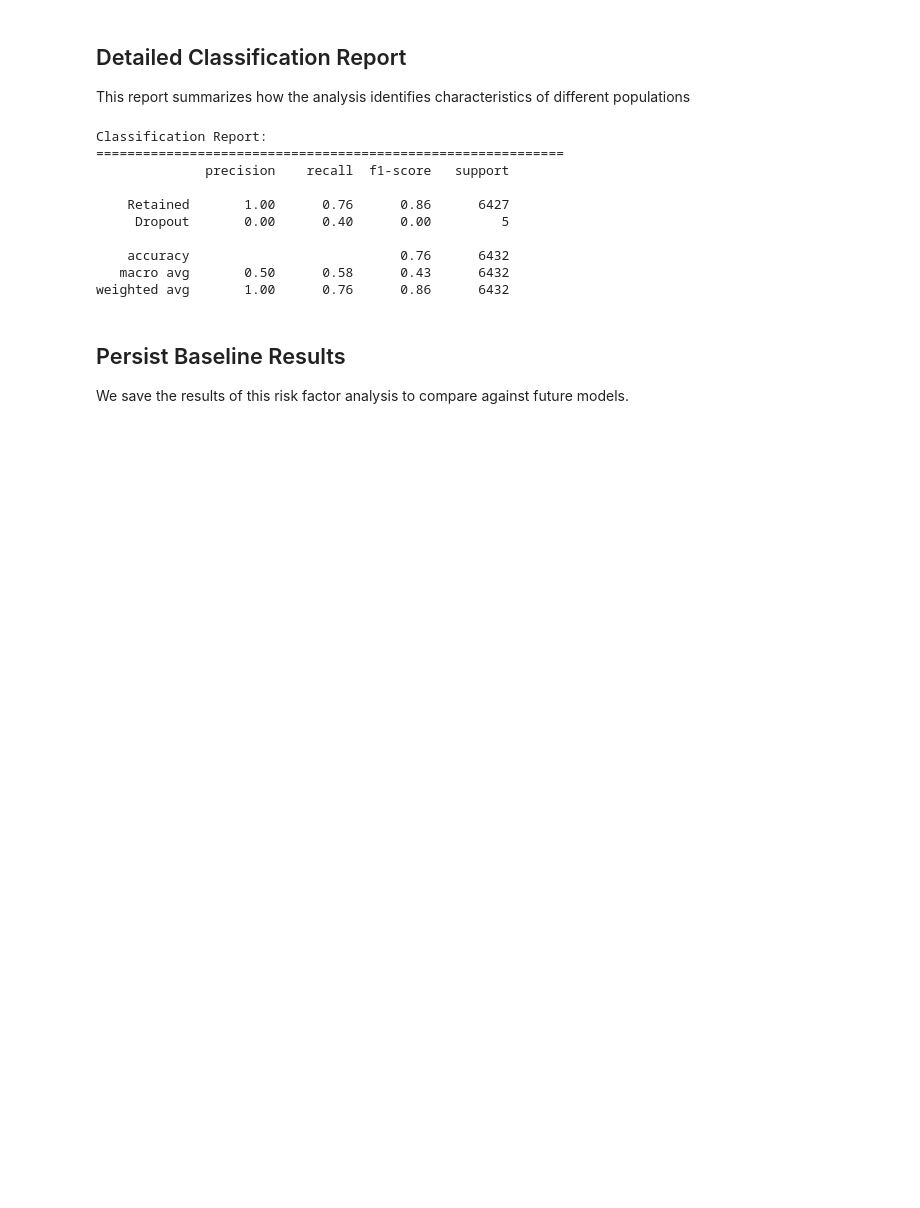
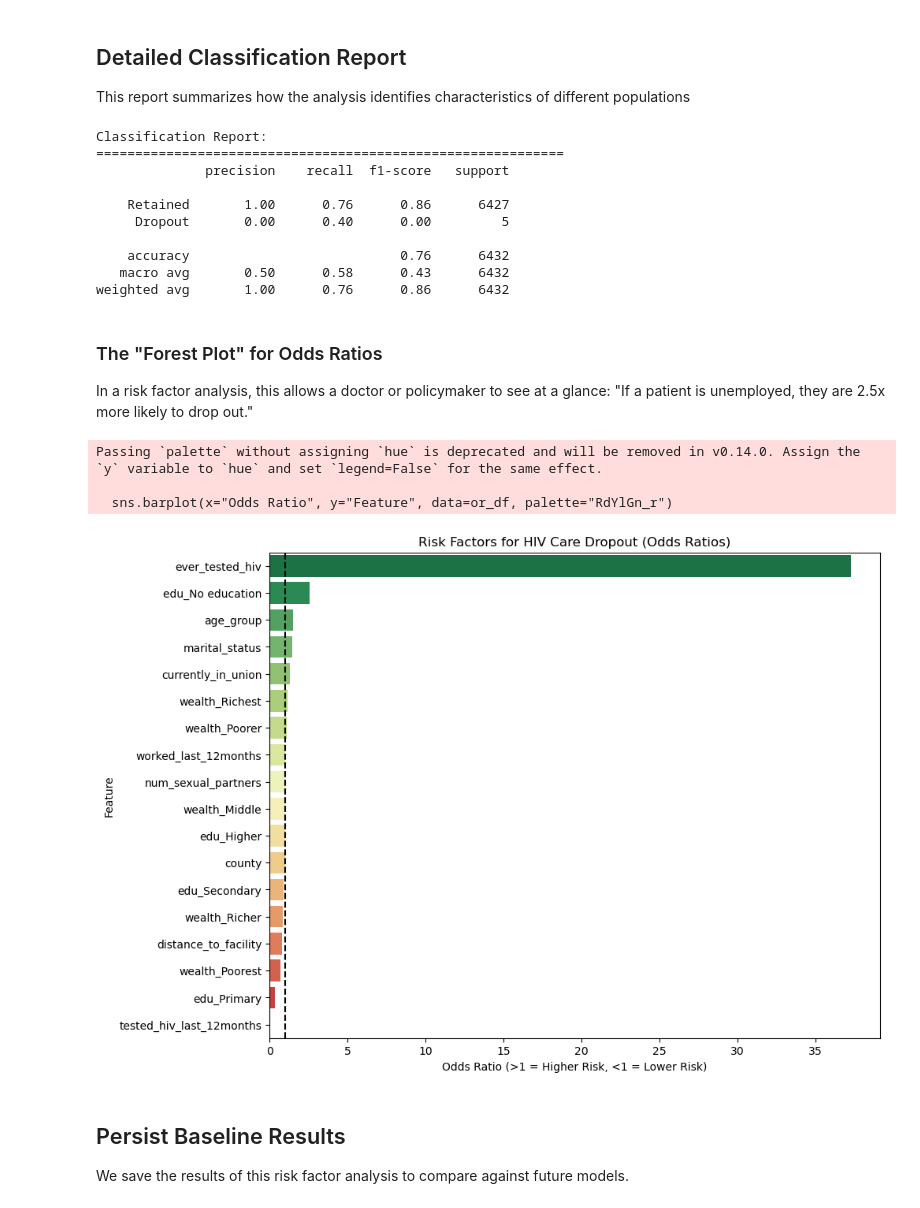
Before and after one commit to Daniellamuli/Phase-5-HIV-Care-Gap-AI, a Jupyter notebook: notebooks/06_model_2_dropout_prediction.ipynb, the cells around one changed output. Cells and saved outputs as stored; diff of their text form; code cells hidden in the pictures; blank space fills up the shorter version.

Commit message:
feat(task2): add odds ratio calculation for risk factors
- Extract coefficients from logistic regression
- Calculate odds ratios for all features
- Separate risk factors (OR>1) from protective factors (OR<1)
- Display top 10 risk and protective factors

```diff
--- a/notebooks/06_model_2_dropout_prediction.ipynb
+++ b/notebooks/06_model_2_dropout_prediction.ipynb
@@ -344,6 +344,32 @@ Classification Report:
     accuracy                           0.76      6432
    macro avg       0.50      0.58      0.43      6432
 weighted avg       1.00      0.76      0.86      6432
+# %% [markdown]
+### The "Forest Plot" for Odds Ratios
+
+In a risk factor analysis, this allows a doctor or policymaker to see at a glance: "If a patient is unemployed, they are 2.5x more likely to drop out."
+# %%
+# Calculate Odds Ratios
+feature_names = X.columns
+coefficients = lr_model.coef_[0]
+odds_ratios = np.exp(coefficients)
+
+# Create a DataFrame for plotting
+or_df = pd.DataFrame({"Feature": feature_names, "Odds Ratio": odds_ratios})
+or_df = or_df.sort_values("Odds Ratio", ascending=False)
+
+# Plot
+plt.figure(figsize=(10, 8))
+sns.barplot(x="Odds Ratio", y="Feature", data=or_df, palette="RdYlGn_r")
+plt.axvline(x=1, color="black", linestyle="--")  # The "Neutral" line
+plt.title("Risk Factors for HIV Care Dropout (Odds Ratios)")
+plt.xlabel("Odds Ratio (>1 = Higher Risk, <1 = Lower Risk)")
+plt.show()
+# %% [output]
+Passing `palette` without assigning `hue` is deprecated and will be removed in v0.14.0. Assign the `y` variable to `hue` and set `legend=False` for the same effect.
+
+  sns.barplot(x="Odds Ratio", y="Feature", data=or_df, palette="RdYlGn_r")
+[figure, added]
 # %% [markdown]
 ## Persist Baseline Results
 
```
